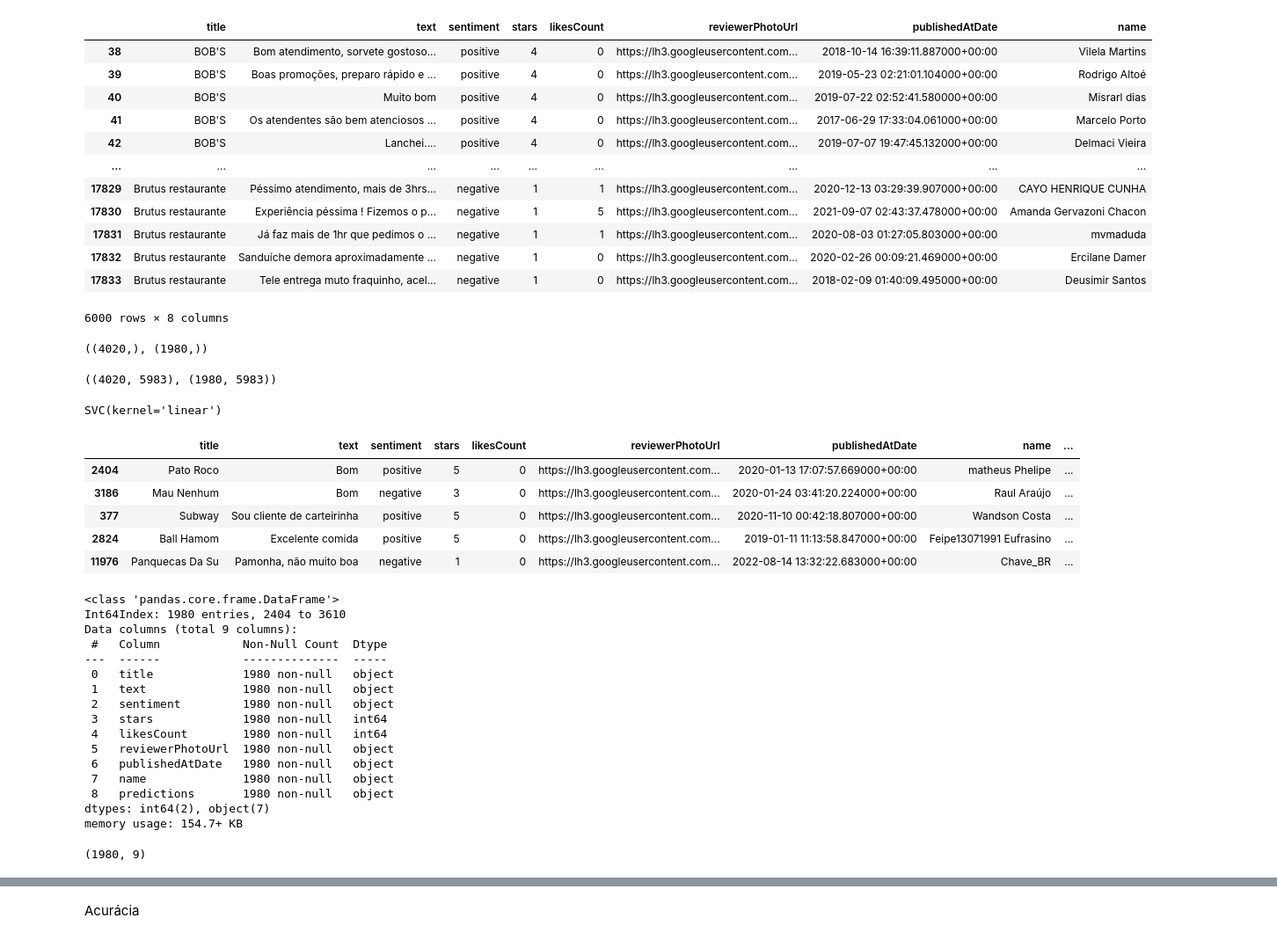
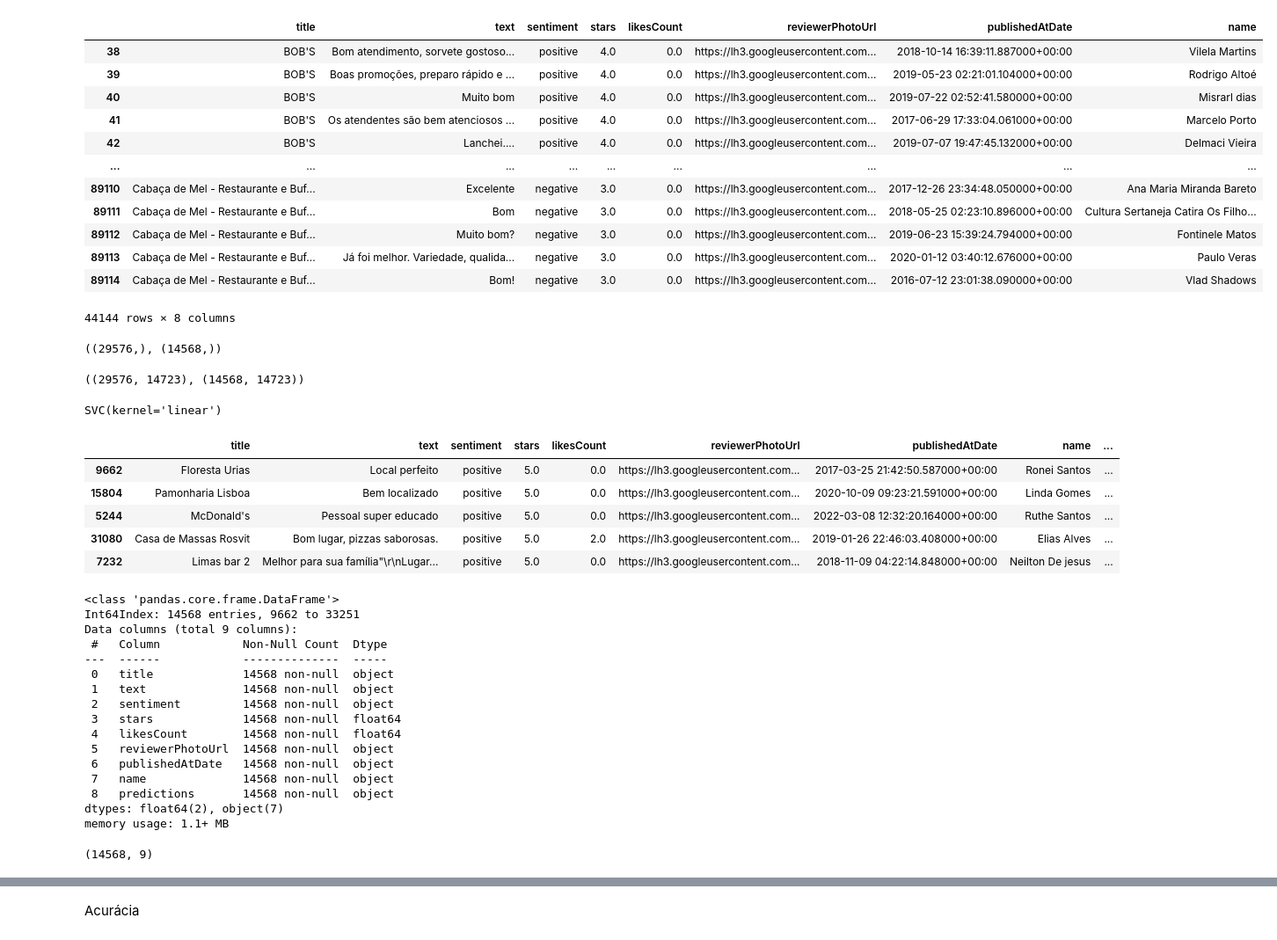
Before and after one commit to Marcos-VM-1708/PAD_JOB, a Jupyter notebook: model/SVC-model/aplicacao.ipynb, the cells around one changed output, grey strips where cells are left out. Shown at 88% size. Drawn from its saved outputs; the diff is of its cells as text; code cells hidden in the pictures.

```diff
--- a/model/SVC-model/aplicacao.ipynb
+++ b/model/SVC-model/aplicacao.ipynb
@@ -87,26 +87,26 @@ Name: stars, Length: 89212, dtype: object
 # %%
-df_positive = dataset[dataset['sentiment']=='positive'][:3000]
-df_negative = dataset[dataset['sentiment']=='negative'][:3000]
+df_positive = dataset[dataset['sentiment']=='positive'][:30000]
+df_negative = dataset[dataset['sentiment']=='negative'][:30000]
 
 
 dataset_balanceado = pd.concat([df_positive, df_negative])
 
 
 display(dataset_balanceado)
 # %% [output]
 |  | title | text | sentiment | stars | likesCount | reviewerPhotoUrl | publishedAtDate | name |
-| 38 | BOB'S | Bom atendimento, sorvete gostoso... | positive | 4 | 0 | https://lh3.googleusercontent.com... | 2018-10-14 16:39:11.887000+00:00 | Vilela Martins |
-| 39 | BOB'S | Boas promoções, preparo rápido e ... | positive | 4 | 0 | https://lh3.googleusercontent.com... | 2019-05-23 02:21:01.104000+00:00 | Rodrigo Altoé |
-| 40 | BOB'S | Muito bom | positive | 4 | 0 | https://lh3.googleusercontent.com... | 2019-07-22 02:52:41.580000+00:00 | Misrarl dias |
-| 41 | BOB'S | Os atendentes são bem atenciosos ... | positive | 4 | 0 | https://lh3.googleusercontent.com... | 2017-06-29 17:33:04.061000+00:00 | Marcelo Porto |
-| 42 | BOB'S | Lanchei.... | positive | 4 | 0 | https://lh3.googleusercontent.com... | 2019-07-07 19:47:45.132000+00:00 | Delmaci Vieira |
+| 38 | BOB'S | Bom atendimento, sorvete gostoso... | positive | 4.0 | 0.0 | https://lh3.googleusercontent.com... | 2018-10-14 16:39:11.887000+00:00 | Vilela Martins |
+| 39 | BOB'S | Boas promoções, preparo rápido e ... | positive | 4.0 | 0.0 | https://lh3.googleusercontent.com... | 2019-05-23 02:21:01.104000+00:00 | Rodrigo Altoé |
+| 40 | BOB'S | Muito bom | positive | 4.0 | 0.0 | https://lh3.googleusercontent.com... | 2019-07-22 02:52:41.580000+00:00 | Misrarl dias |
+| 41 | BOB'S | Os atendentes são bem atenciosos ... | positive | 4.0 | 0.0 | https://lh3.googleusercontent.com... | 2017-06-29 17:33:04.061000+00:00 | Marcelo Porto |
+| 42 | BOB'S | Lanchei.... | positive | 4.0 | 0.0 | https://lh3.googleusercontent.com... | 2019-07-07 19:47:45.132000+00:00 | Delmaci Vieira |
 | ... | ... | ... | ... | ... | ... | ... | ... | ... |
-| 17829 | Brutus restaurante | Péssimo atendimento, mais de 3hrs... | negative | 1 | 1 | https://lh3.googleusercontent.com... | 2020-12-13 03:29:39.907000+00:00 | CAYO HENRIQUE CUNHA |
-| 17830 | Brutus restaurante | Experiência péssima ! Fizemos o p... | negative | 1 | 5 | https://lh3.googleusercontent.com... | 2021-09-07 02:43:37.478000+00:00 | Amanda Gervazoni Chacon |
-| 17831 | Brutus restaurante | Já faz mais de 1hr que pedimos o ... | negative | 1 | 1 | https://lh3.googleusercontent.com... | 2020-08-03 01:27:05.803000+00:00 | mvmaduda |
-| 17832 | Brutus restaurante | Sanduíche demora aproximadamente ... | negative | 1 | 0 | https://lh3.googleusercontent.com... | 2020-02-26 00:09:21.469000+00:00 | Ercilane Damer |
-| 17833 | Brutus restaurante | Tele entrega muto fraquinho, acel... | negative | 1 | 0 | https://lh3.googleusercontent.com... | 2018-02-09 01:40:09.495000+00:00 | Deusimir Santos |
+| 89110 | Cabaça de Mel - Restaurante e Buf... | Excelente | negative | 3.0 | 0.0 | https://lh3.googleusercontent.com... | 2017-12-26 23:34:48.050000+00:00 | Ana Maria Miranda Bareto |
+| 89111 | Cabaça de Mel - Restaurante e Buf... | Bom | negative | 3.0 | 0.0 | https://lh3.googleusercontent.com... | 2018-05-25 02:23:10.896000+00:00 | Cultura Sertaneja Catira Os Filho... |
+| 89112 | Cabaça de Mel - Restaurante e Buf... | Muito bom? | negative | 3.0 | 0.0 | https://lh3.googleusercontent.com... | 2019-06-23 15:39:24.794000+00:00 | Fontinele Matos |
+| 89113 | Cabaça de Mel - Restaurante e Buf... | Já foi melhor. Variedade, qualida... | negative | 3.0 | 0.0 | https://lh3.googleusercontent.com... | 2020-01-12 03:40:12.676000+00:00 | Paulo Veras |
+| 89114 | Cabaça de Mel - Restaurante e Buf... | Bom! | negative | 3.0 | 0.0 | https://lh3.googleusercontent.com... | 2016-07-12 23:01:38.090000+00:00 | Vlad Shadows |
-6000 rows × 8 columns
+44144 rows × 8 columns
 # %%
 from sklearn.model_selection import train_test_split
 
@@ -120,7 +120,7 @@ train_X, test_X, train_y, test_y = train_test_split(X, y, test_size=0.33, random
 # Verificar o tamanho dos conjuntos de treinamento e teste
 train_X.shape, test_X.shape
 # %% [output]
-((4020,), (1980,))
+((29576,), (14568,))
 # %%
 from sklearn.feature_extraction.text import TfidfVectorizer
 
@@ -136,7 +136,7 @@ test_X_vector = tfidf.transform(test_X)
 # Verificar o formato das matrizes transformadas
 train_X_vector.shape, test_X_vector.shape
 # %% [output]
-((4020, 5983), (1980, 5983))
+((29576, 14723), (14568, 14723))
 # %%
 from sklearn.svm import SVC
 
@@ -161,35 +161,35 @@ test_data['predictions'] = predictions
 test_data.head()
 # %% [output]
 |  | title | text | sentiment | stars | likesCount | reviewerPhotoUrl | publishedAtDate | name | ... |
-| 2404 | Pato Roco | Bom | positive | 5 | 0 | https://lh3.googleusercontent.com... | 2020-01-13 17:07:57.669000+00:00 | matheus Phelipe | ... |
-| 3186 | Mau Nenhum | Bom | negative | 3 | 0 | https://lh3.googleusercontent.com... | 2020-01-24 03:41:20.224000+00:00 | Raul Araújo | ... |
-| 377 | Subway | Sou cliente de carteirinha | positive | 5 | 0 | https://lh3.googleusercontent.com... | 2020-11-10 00:42:18.807000+00:00 | Wandson Costa | ... |
-| 2824 | Ball Hamom | Excelente comida | positive | 5 | 0 | https://lh3.googleusercontent.com... | 2019-01-11 11:13:58.847000+00:00 | Feipe13071991 Eufrasino | ... |
-| 11976 | Panquecas Da Su | Pamonha, não muito boa | negative | 1 | 0 | https://lh3.googleusercontent.com... | 2022-08-14 13:32:22.683000+00:00 | Chave_BR | ... |
+| 9662 | Floresta Urias | Local perfeito | positive | 5.0 | 0.0 | https://lh3.googleusercontent.com... | 2017-03-25 21:42:50.587000+00:00 | Ronei Santos | ... |
+| 15804 | Pamonharia Lisboa | Bem localizado | positive | 5.0 | 0.0 | https://lh3.googleusercontent.com... | 2020-10-09 09:23:21.591000+00:00 | Linda Gomes | ... |
+| 5244 | McDonald's | Pessoal super educado | positive | 5.0 | 0.0 | https://lh3.googleusercontent.com... | 2022-03-08 12:32:20.164000+00:00 | Ruthe Santos | ... |
+| 31080 | Casa de Massas Rosvit | Bom lugar, pizzas saborosas. | positive | 5.0 | 2.0 | https://lh3.googleusercontent.com... | 2019-01-26 22:46:03.408000+00:00 | Elias Alves | ... |
+| 7232 | Limas bar 2 | Melhor para sua família"\r\nLugar... | positive | 5.0 | 0.0 | https://lh3.googleusercontent.com... | 2018-11-09 04:22:14.848000+00:00 | Neilton De jesus | ... |
 # %%
 #dataset.info()
 test_data.info()
 # %% [output]
 <class 'pandas.core.frame.DataFrame'>
-Int64Index: 1980 entries, 2404 to 3610
+Int64Index: 14568 entries, 9662 to 33251
 Data columns (total 9 columns):
  #   Column            Non-Null Count  Dtype
 ---  ------            --------------  -----
- 0   title             1980 non-null   object
- 1   text              1980 non-null   object
- 2   sentiment         1980 non-null   object
- 3   stars             1980 non-null   int64
- 4   likesCount        1980 non-null   int64
- 5   reviewerPhotoUrl  1980 non-null   object
- 6   publishedAtDate   1980 non-null   object
- 7   name              1980 non-null   object
- 8   predictions       1980 non-null   object
-dtypes: int64(2), object(7)
-memory usage: 154.7+ KB
+ 0   title             14568 non-null  object
+ 1   text              14568 non-null  object
+ 2   sentiment         14568 non-null  object
+ 3   stars             14568 non-null  float64
+ 4   likesCount        14568 non-null  float64
+ 5   reviewerPhotoUrl  14568 non-null  object
+ 6   publishedAtDate   14568 non-null  object
+ 7   name              14568 non-null  object
+ 8   predictions       14568 non-null  object
+dtypes: float64(2), object(7)
+memory usage: 1.1+ MB
 # %%
 test_data.shape
 # %% [output]
-(1980, 9)
+(14568, 9)
 # %%
 # Transformar toda a coluna de texto usando o vetorizador TF-IDF
 text_vector = tfidf.transform(dataset['text'])
```
Also changed, not shown: parts of 7 cells of this notebook, 1 other file.
